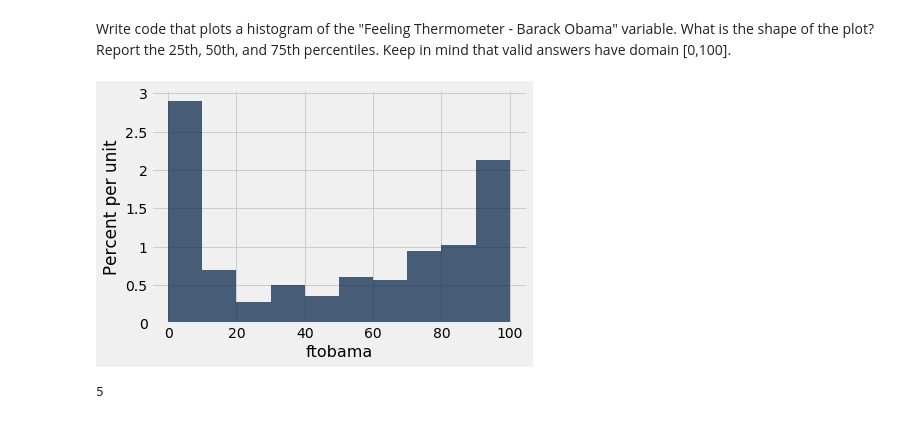
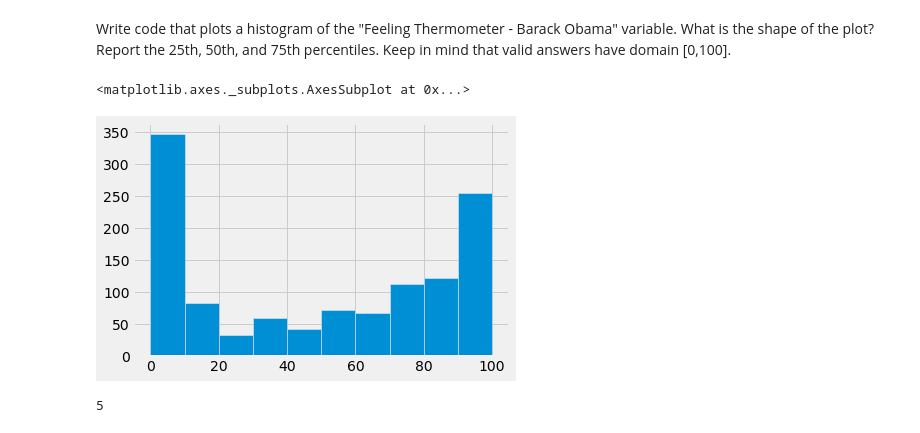
Before and after one commit to ds-modules/LEGALST-190, a Jupyter notebook: LEGALST-123/1-30/1-30_Bootstrap and Confidence Intervals_solutions.ipynb, the cells around one changed output. Saved outputs shown, nothing was run; the diff lists cells and outputs as text; code cells hidden in the pictures.

```diff
--- a/LEGALST-123/1-30/1-30_Bootstrap and Confidence Intervals_solutions.ipynb
+++ b/LEGALST-123/1-30/1-30_Bootstrap and Confidence Intervals_solutions.ipynb
@@ -11,6 +12,6 @@ plots.style.use('fivethirtyeight')
 # %% [markdown]
 For this lab, we'll be using the American National Election Studies (ANES) data from the 2016 election. The codebook is available here: http://www.electionstudies.org/studypages/anes_pilot_2016/anes_pilot_2016_CodebookUserGuide.pdf
 # %%
-anes = Table.read_table('../data/anes/anes_pilot_2016.csv')
+anes = pd.read_csv('../data/anes/anes_pilot_2016.csv')
 anes
 # %% [output]
@@ -31,7 +38,8 @@ anes
 # %% [markdown]
 Write code that plots a histogram of the "Feeling Thermometer - Barack Obama" variable. What is the shape of the plot? Report the 25th, 50th, and 75th percentiles. Keep in mind that valid answers have domain [0,100].
 # %%
-anes.where("ftobama", are.below(101)).hist("ftobama")
+anes[anes["ftobama"] < 101].loc[:, "ftobama"].hist()
 # %% [output]
+<matplotlib.axes._subplots.AxesSubplot at 0x...>
-[figure, old version]
+[figure, new version]
 # %%
```
Also changed, not shown: parts of 16 cells of this notebook.
